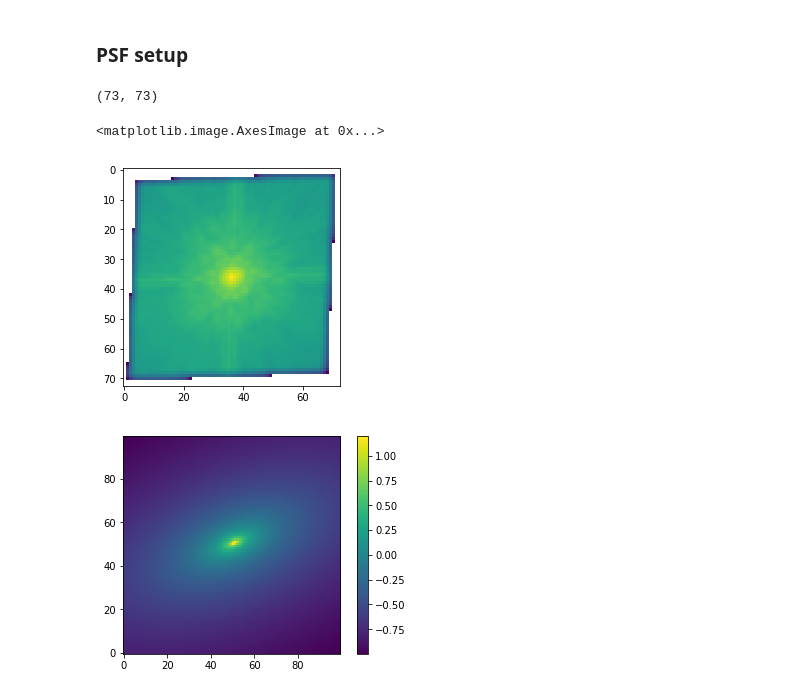
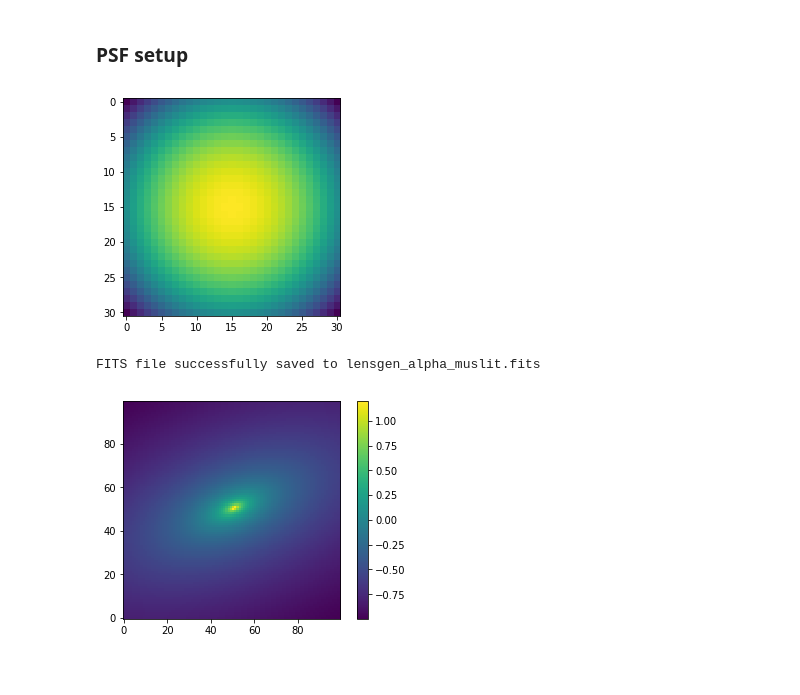
Before and after one commit to aymgal/GravLensGen, a Jupyter notebook: Notebooks/lens_gen_muslit.ipynb, the cells around one changed output. Saved outputs shown, nothing was run; the diff lists cells and outputs as text; code cells hidden in the pictures.

```diff
--- a/Notebooks/lens_gen_muslit.ipynb
+++ b/Notebooks/lens_gen_muslit.ipynb
@@ -34,20 +41,16 @@ num_pix = 100
 
 # Size ratio of the source to image number of pixels
 size = 1
-
-#PSF
-PSF0 = pf.open('../Data/SLIT_images/PSF.fits')[0].data
-PSF = PSF0[1:,1:]
-PSFconj = np.real(np.fft.ifft2(np.conjugate(np.fft.fft2(PSF0[:-1,:-1]))))
-PSFconj = PSFconj/np.sum(PSFconj)
-PSF = PSF/np.sum(PSF)
-print(PSF.shape)
-
-plt.imshow(np.log10(PSF))
-# %% [output]
-(73, 73)
-<matplotlib.image.AxesImage at 0x...>
-[figure, removed]
+# %%
+psf_num_pix = 31
+psf_delta_pix = 1
+psf_fwhm = 2
+
+PSF = kernel_gaussian(psf_num_pix, psf_delta_pix, psf_fwhm)
+plt.imshow(np.log10(PSF))
+plt.show()
+# %% [output]
+[figure, added]
 # %%
 # Compute the convergence kappa
 x_grid, y_grid = square_grid(num_pix)
@@ -65,6 +68,9 @@ kwargs_spemd = {
 # WARNING : no Dds/Ds scaling
 mass_model = SPEMD_glee(kwargs_spemd, Dds_Ds=None)
 alpha1, alpha2 = mass_model.deflection(x_grid, y_grid)
+save_fits([alpha1, alpha2], 'lensgen_alpha_muslit.fits')
+# %% [output]
+FITS file successfully saved to lensgen_alpha_muslit.fits
 # %%
 extra_num_pix = 1000
 x_grid_large, y_grid_large = square_grid(extra_num_pix)
```
Also changed, not shown: parts of 6 cells of this notebook, 2 other files.
